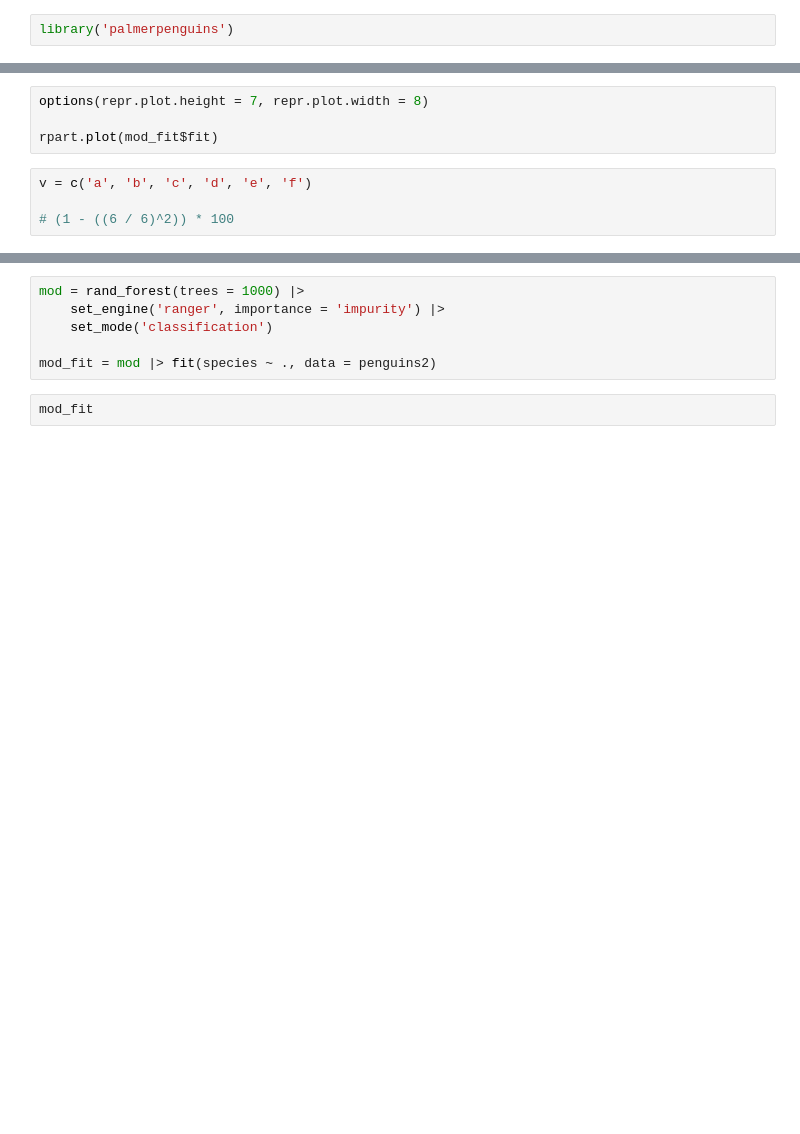
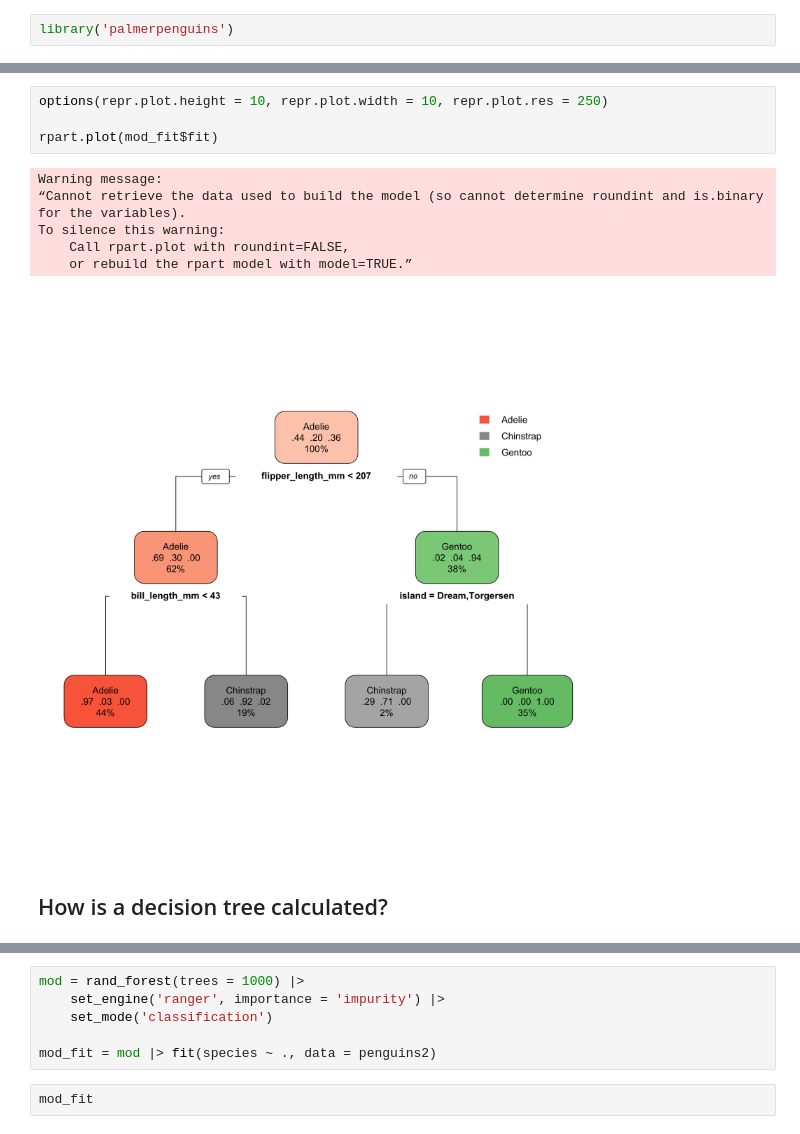
Before and after one commit to UNC-DATA-730/lecture-notebooks, a Jupyter notebook: 10-decision-trees/lectures/live-session.ipynb, the cells around one changed output, grey strips where cells are left out. Cells and saved outputs as stored; diff of their text form; blank space fills up the shorter version.

```diff
--- a/10-decision-trees/lectures/live-session.ipynb
+++ b/10-decision-trees/lectures/live-session.ipynb
@@ -26,11 +109,16 @@ augment(mod_fit, penguins2) |> head()
 # %%
-options(repr.plot.height = 7, repr.plot.width = 8)
+options(repr.plot.height = 10, repr.plot.width = 10, repr.plot.res = 250)
 
 rpart.plot(mod_fit$fit)
+# %% [output]
+Warning message:
+“Cannot retrieve the data used to build the model (so cannot determine roundint and is.binary for the variables).
+To silence this warning:
+    Call rpart.plot with roundint=FALSE,
+    or rebuild the rpart model with model=TRUE.”
+[figure, added]
-# %%
-v = c('a', 'b', 'c', 'd', 'e', 'f')
-
-# (1 - ((6 / 6)^2)) * 100
+# %% [markdown]
+## How is a decision tree calculated?
 # %%
 gini_impurity = function(values) {
     freqs = table(values) / length(values)
```
Also changed, not shown: parts of 21 cells of this notebook.
